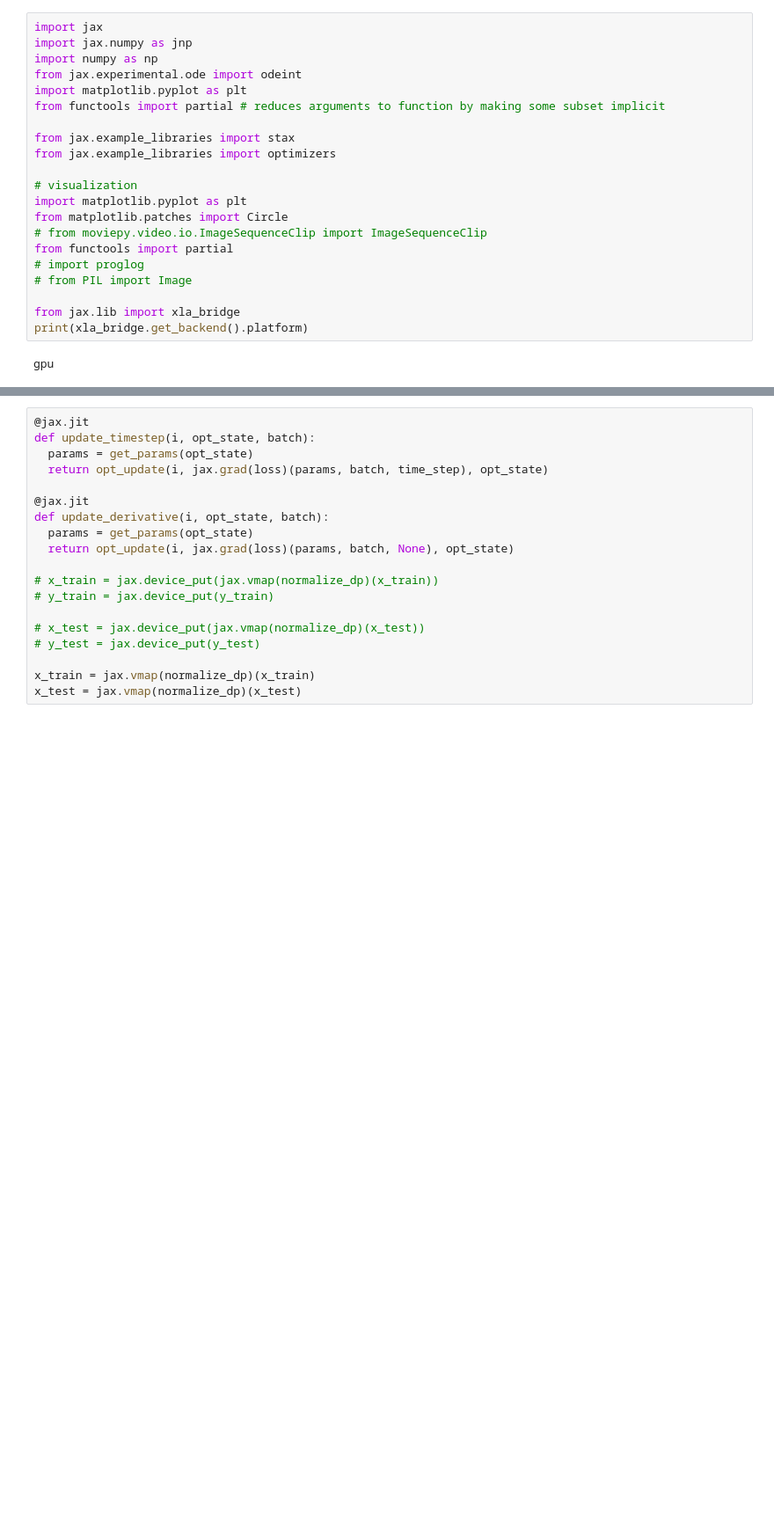
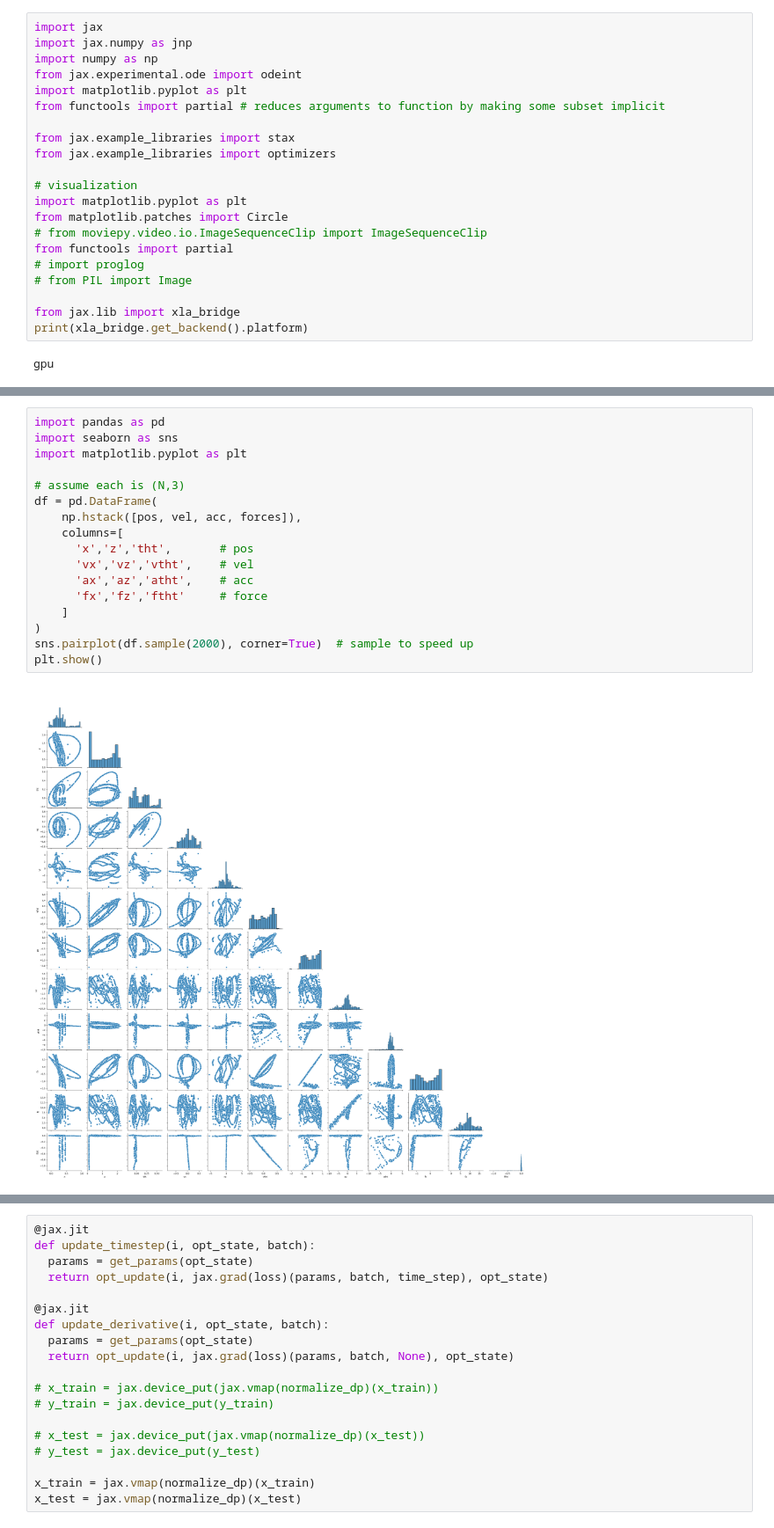
Before and after one commit to stevenwman/afil-project, a Jupyter notebook: LNN_tutorial_mod.ipynb, the cells around one changed output, grey strips where cells are left out. Shown at 88% size. Saved outputs shown, nothing was run; the diff lists cells and outputs as text; blank space fills up the shorter version.

```diff
--- a/LNN_tutorial_mod.ipynb
+++ b/LNN_tutorial_mod.ipynb
@@ -90,3 +111,22 @@ f_train = forces[:train_test_split]
 x_test = jnp.concatenate([pos[train_test_split:], vel[train_test_split:]], axis=1)
 xt_test = jnp.concatenate([vel[train_test_split:], acc[train_test_split:]], axis=1)
 f_test = forces[train_test_split:]
+# %%
+import pandas as pd
+import seaborn as sns
+import matplotlib.pyplot as plt
+
+# assume each is (N,3)
+df = pd.DataFrame(
+    np.hstack([pos, vel, acc, forces]),
+    columns=[
+      'x','z','tht',       # pos
+      'vx','vz','vtht',    # vel
+      'ax','az','atht',    # acc
+      'fx','fz','ftht'     # force
+    ]
+)
+sns.pairplot(df.sample(2000), corner=True)  # sample to speed up
+plt.show()
+# %% [output]
+[figure, added]
```
Also changed, not shown: parts of 18 cells of this notebook, 1 other file.
